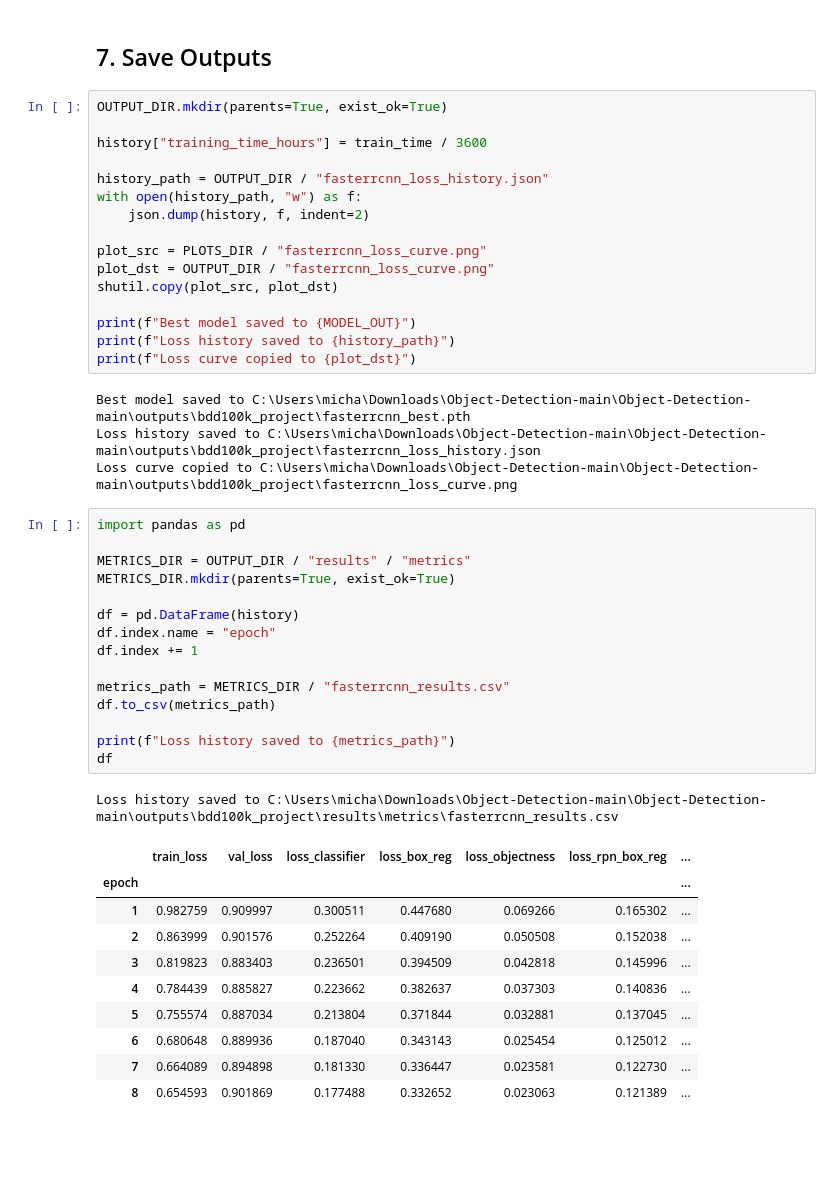
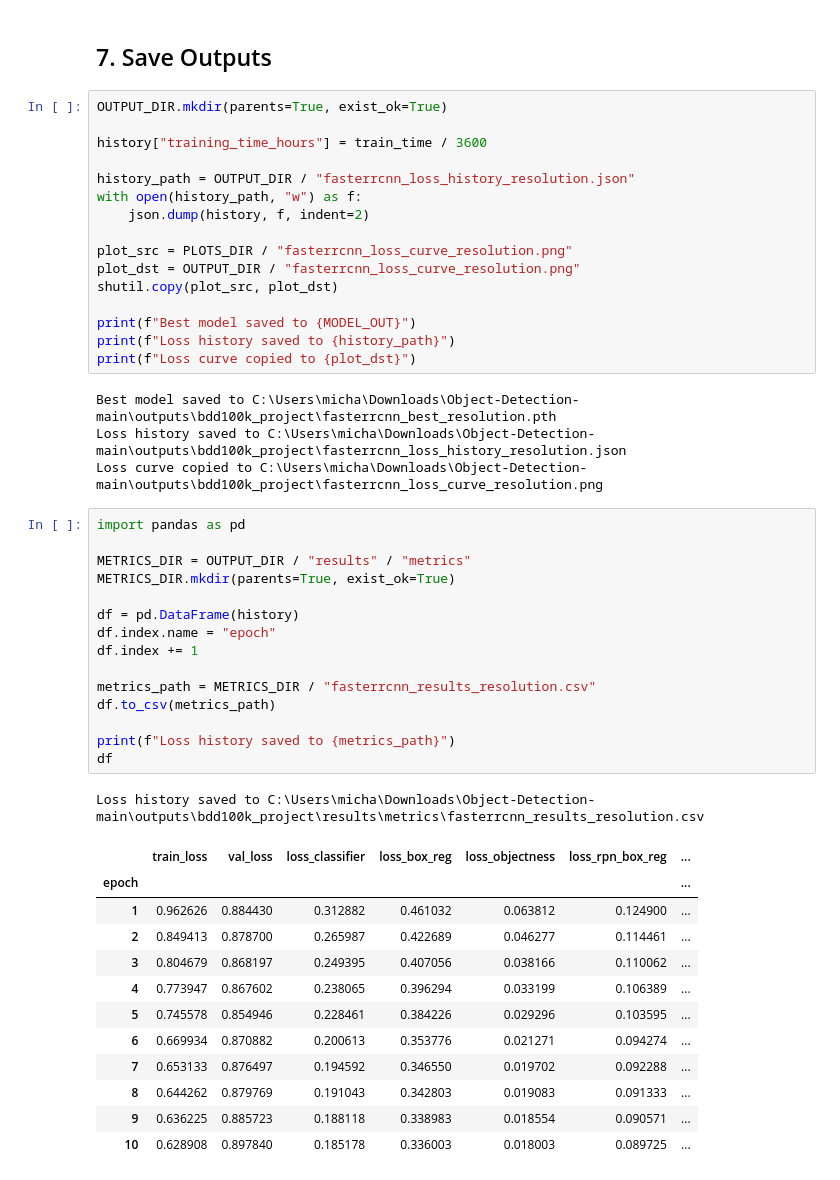
Before and after one commit to amarahatta/Object-Detection, a Jupyter notebook: notebooks/04_train_fasterrcnn_resolution.ipynb, the cells around one changed output. Cells and saved outputs as stored; diff of their text form; blank space fills up the shorter version.

Commit message:
update results

```diff
--- a/notebooks/04_train_fasterrcnn_resolution.ipynb
+++ b/notebooks/04_train_fasterrcnn_resolution.ipynb
@@ -237,45 +255,47 @@ OUTPUT_DIR.mkdir(parents=True, exist_ok=True)
 
 history["training_time_hours"] = train_time / 3600
 
-history_path = OUTPUT_DIR / "fasterrcnn_loss_history.json"
+history_path = OUTPUT_DIR / "fasterrcnn_loss_history_resolution.json"
 with open(history_path, "w") as f:
     json.dump(history, f, indent=2)
 
-plot_src = PLOTS_DIR / "fasterrcnn_loss_curve.png"
-plot_dst = OUTPUT_DIR / "fasterrcnn_loss_curve.png"
+plot_src = PLOTS_DIR / "fasterrcnn_loss_curve_resolution.png"
+plot_dst = OUTPUT_DIR / "fasterrcnn_loss_curve_resolution.png"
 shutil.copy(plot_src, plot_dst)
 
 print(f"Best model saved to {MODEL_OUT}")
 print(f"Loss history saved to {history_path}")
 print(f"Loss curve copied to {plot_dst}")
 # %% [output]
-Best model saved to C:\Users\micha\Downloads\Object-Detection-main\Object-Detection-main\outputs\bdd100k_project\fasterrcnn_best.pth
-Loss history saved to C:\Users\micha\Downloads\Object-Detection-main\Object-Detection-main\outputs\bdd100k_project\fasterrcnn_loss_history.json
-Loss curve copied to C:\Users\micha\Downloads\Object-Detection-main\Object-Detection-main\outputs\bdd100k_project\fasterrcnn_loss_curve.png
+Best model saved to C:\Users\micha\Downloads\Object-Detection-main\outputs\bdd100k_project\fasterrcnn_best_resolution.pth
+Loss history saved to C:\Users\micha\Downloads\Object-Detection-main\outputs\bdd100k_project\fasterrcnn_loss_history_resolution.json
+Loss curve copied to C:\Users\micha\Downloads\Object-Detection-main\outputs\bdd100k_project\fasterrcnn_loss_curve_resolution.png
 # %%
 import pandas as pd
 
 METRICS_DIR = OUTPUT_DIR / "results" / "metrics"
 METRICS_DIR.mkdir(parents=True, exist_ok=True)
 
 df = pd.DataFrame(history)
 df.index.name = "epoch"
 df.index += 1
 
-metrics_path = METRICS_DIR / "fasterrcnn_results.csv"
+metrics_path = METRICS_DIR / "fasterrcnn_results_resolution.csv"
 df.to_csv(metrics_path)
 
 print(f"Loss history saved to {metrics_path}")
 df
 # %% [output]
-Loss history saved to C:\Users\micha\Downloads\Object-Detection-main\Object-Detection-main\outputs\bdd100k_project\results\metrics\fasterrcnn_results.csv
+Loss history saved to C:\Users\micha\Downloads\Object-Detection-main\outputs\bdd100k_project\results\metrics\fasterrcnn_results_resolution.csv
 |  | train_loss | val_loss | loss_classifier | loss_box_reg | loss_objectness | loss_rpn_box_reg | ... |
 | epoch |  |  |  |  |  |  | ... |
-| 1 | 0.982759 | 0.909997 | 0.300511 | 0.447680 | 0.069266 | 0.165302 | ... |
-| 2 | 0.863999 | 0.901576 | 0.252264 | 0.409190 | 0.050508 | 0.152038 | ... |
-| 3 | 0.819823 | 0.883403 | 0.236501 | 0.394509 | 0.042818 | 0.145996 | ... |
-| 4 | 0.784439 | 0.885827 | 0.223662 | 0.382637 | 0.037303 | 0.140836 | ... |
-| 5 | 0.755574 | 0.887034 | 0.213804 | 0.371844 | 0.032881 | 0.137045 | ... |
-| 6 | 0.680648 | 0.889936 | 0.187040 | 0.343143 | 0.025454 | 0.125012 | ... |
-| 7 | 0.664089 | 0.894898 | 0.181330 | 0.336447 | 0.023581 | 0.122730 | ... |
-| 8 | 0.654593 | 0.901869 | 0.177488 | 0.332652 | 0.023063 | 0.121389 | ... |
+| 1 | 0.962626 | 0.884430 | 0.312882 | 0.461032 | 0.063812 | 0.124900 | ... |
+| 2 | 0.849413 | 0.878700 | 0.265987 | 0.422689 | 0.046277 | 0.114461 | ... |
+| 3 | 0.804679 | 0.868197 | 0.249395 | 0.407056 | 0.038166 | 0.110062 | ... |
+| 4 | 0.773947 | 0.867602 | 0.238065 | 0.396294 | 0.033199 | 0.106389 | ... |
+| 5 | 0.745578 | 0.854946 | 0.228461 | 0.384226 | 0.029296 | 0.103595 | ... |
+| 6 | 0.669934 | 0.870882 | 0.200613 | 0.353776 | 0.021271 | 0.094274 | ... |
+| 7 | 0.653133 | 0.876497 | 0.194592 | 0.346550 | 0.019702 | 0.092288 | ... |
+| 8 | 0.644262 | 0.879769 | 0.191043 | 0.342803 | 0.019083 | 0.091333 | ... |
+| 9 | 0.636225 | 0.885723 | 0.188118 | 0.338983 | 0.018554 | 0.090571 | ... |
+| 10 | 0.628908 | 0.897840 | 0.185178 | 0.336003 | 0.018003 | 0.089725 | ... |
```
Also changed, not shown: parts of 2 cells of this notebook, 4 other files.
